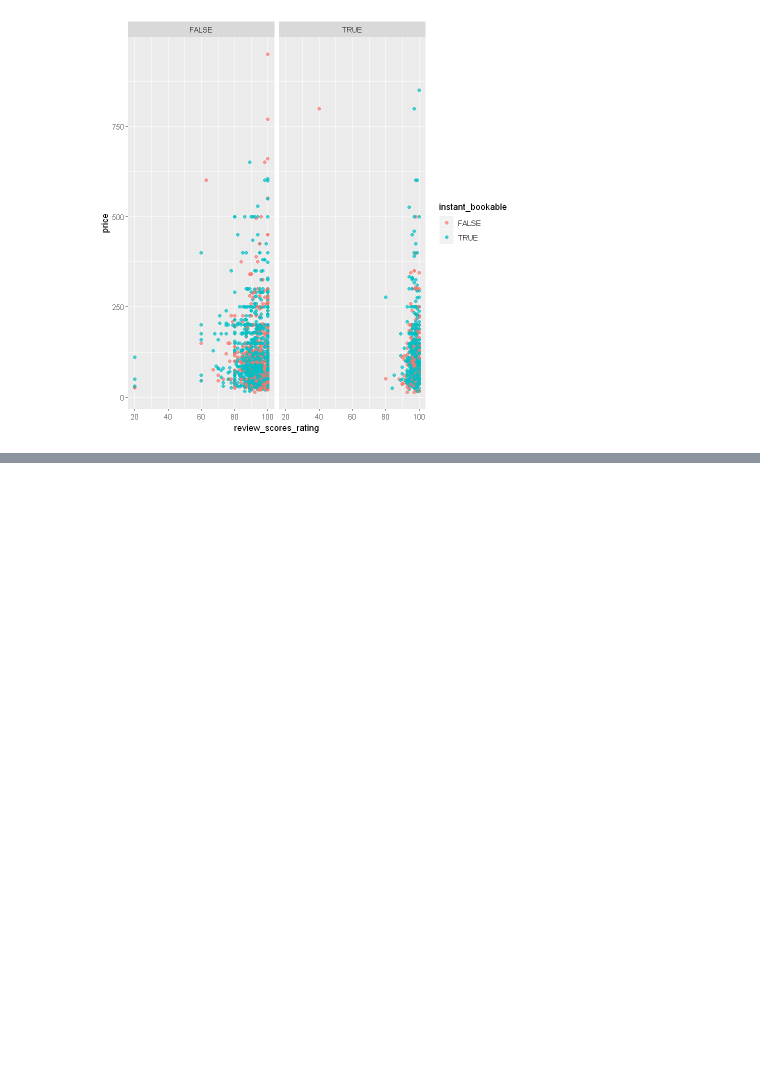
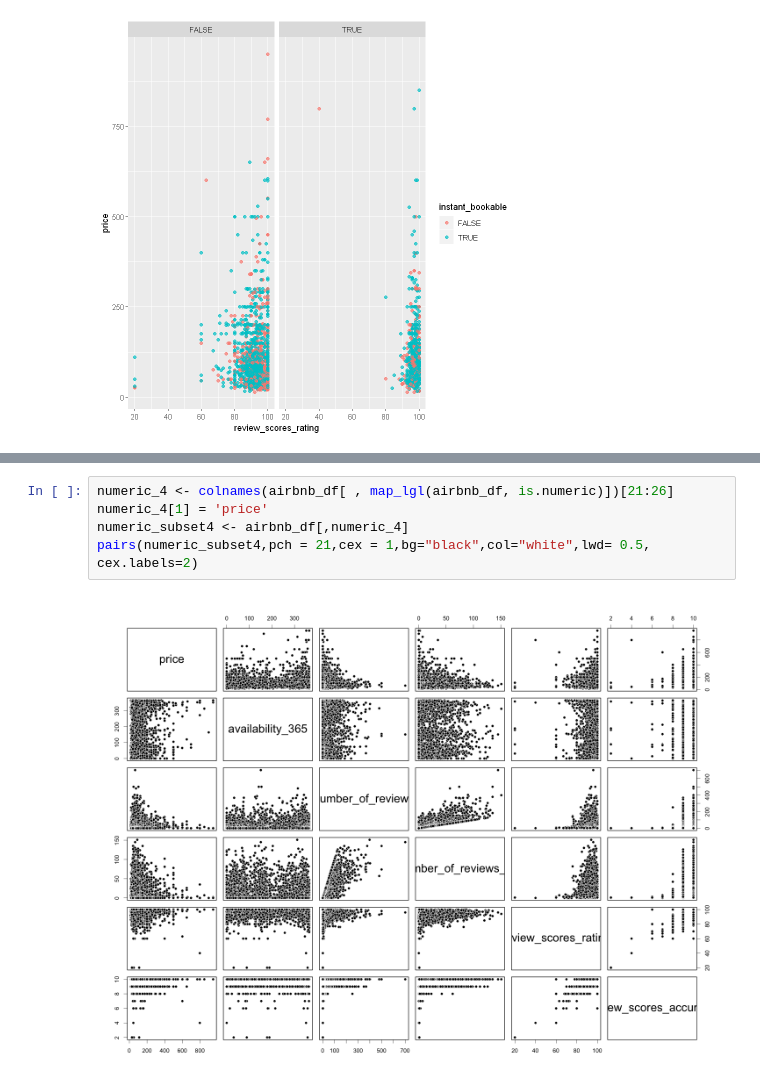
Before and after one commit to UBC-MDS/DSCI_522_Group313, a Jupyter notebook: src/EDA.ipynb, the cells around one changed output, grey strips where cells are left out. Drawn from its saved outputs; the diff is of its cells as text; blank space fills up the shorter version.

```diff
--- a/src/EDA.ipynb
+++ b/src/EDA.ipynb
@@ -67,0 +94,7 @@ Warning message:
+# %%
+numeric_4 <- colnames(airbnb_df[ , map_lgl(airbnb_df, is.numeric)])[21:26]
+numeric_4[1] = 'price'
+numeric_subset4 <- airbnb_df[,numeric_4]
+pairs(numeric_subset4,pch = 21,cex = 1,bg="black",col="white",lwd= 0.5, cex.labels=2)
+# %% [output]
+[figure, added]
```
Also changed, not shown: parts of 14 cells of this notebook.
